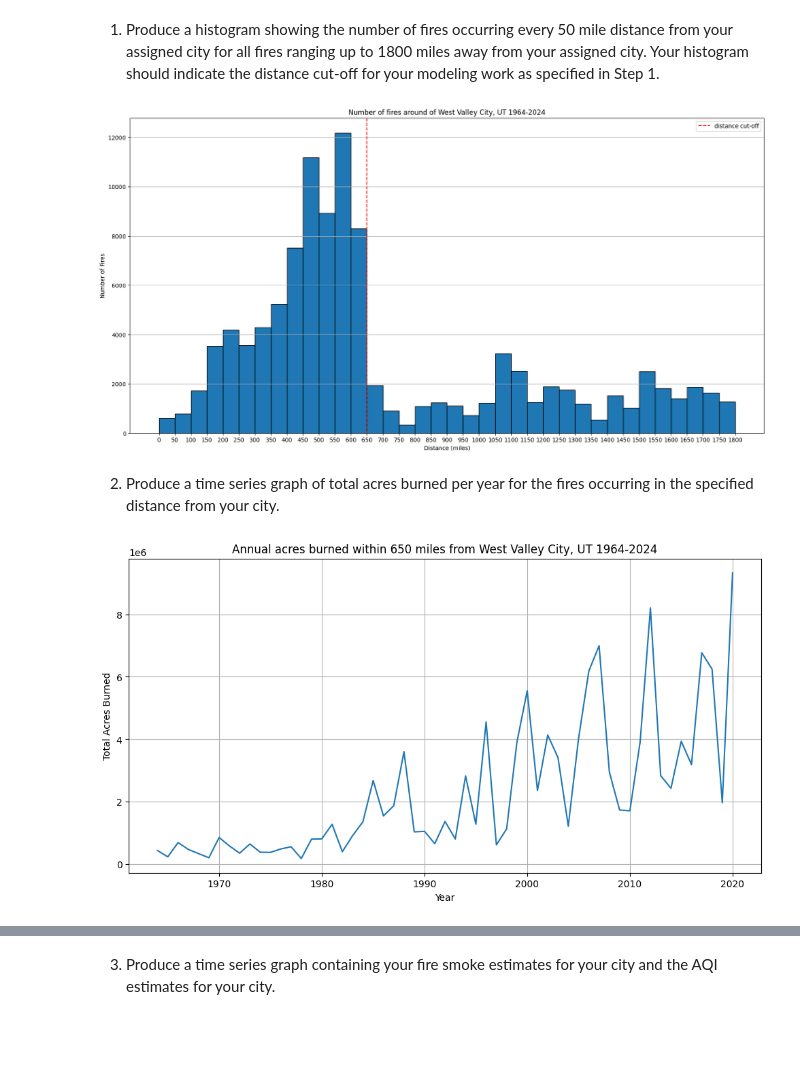
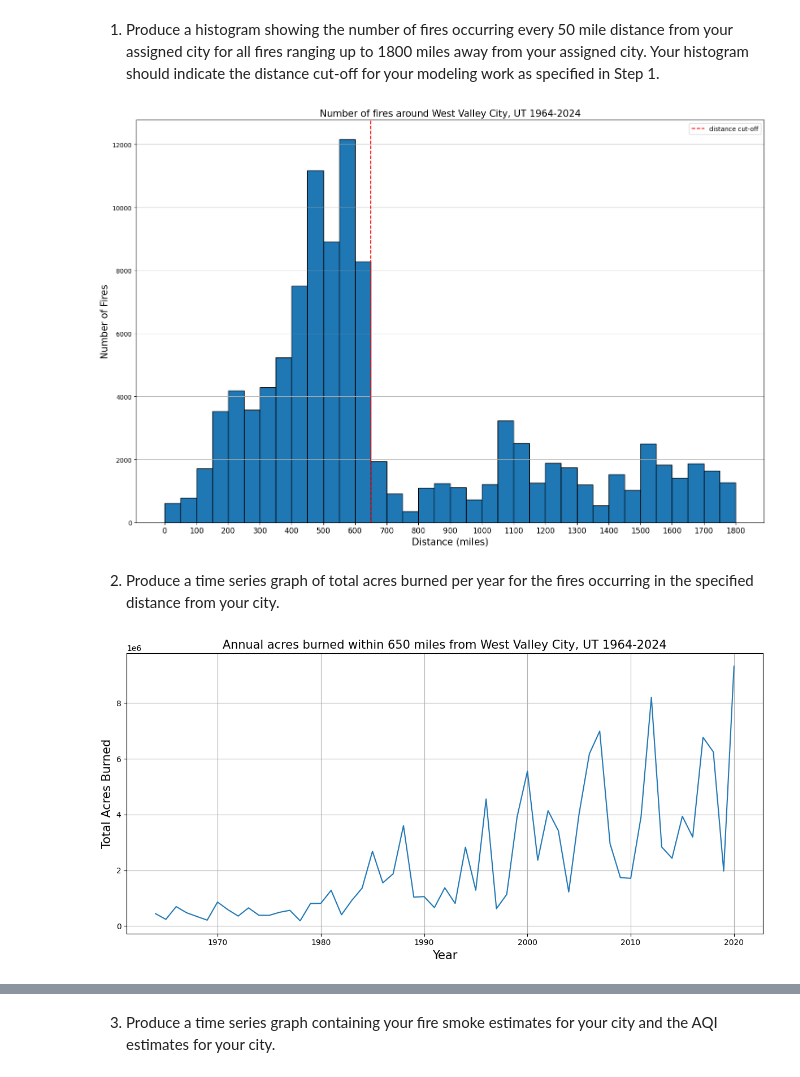
Before and after one commit to data512uwmsds/data512_project, a Jupyter notebook: notebooks/part_1_visual.ipynb, the cells around one changed output, grey strips where cells are left out. Drawn from its saved outputs; the diff is of its cells as text; code cells hidden in the pictures; blank space fills up the shorter version.

```diff
--- a/notebooks/part_1_visual.ipynb
+++ b/notebooks/part_1_visual.ipynb
@@ -65,27 +67,29 @@ part_df.head()
 # %%
 start_year = 1964
 end_year = 2024
 bin_width = 50
 distance_range = 1800
 
 # Fitler data
 filtered_fire_df = fire_df[(fire_df['Fire_Year'] >= start_year) & (fire_df['Fire_Year'] <= end_year)]
 filtered_fire_df = filtered_fire_df[filtered_fire_df['Distance'] <= distance_range]
 
-_ = plt.figure(figsize=(20, 10))
+_ = plt.figure(figsize=(15, 10))
 
 bins = range(0, distance_range+1, bin_width)
 _ = plt.hist(filtered_fire_df['Distance'], bins=bins, edgecolor='black')
-_ = plt.title(f'Number of fires around of West Valley City, UT {start_year}-{end_year}')
-_ = plt.xlabel('Distance (miles)')
-_ = plt.ylabel('Number of Fires')
+_ = plt.title(f'Number of fires around West Valley City, UT {start_year}-{end_year}', fontsize=15)
+_ = plt.xlabel('Distance (miles)',fontsize=15)
+_ = plt.ylabel('Number of Fires',fontsize=15)
 _ = plt.axvline(x=650, color='r', linestyle='--', label='distance cut-off')
 _ = plt.legend()
-_ = plt.xticks(bins)
+_ = plt.xticks(range(0, distance_range+1, bin_width*2), fontsize=12)
 plt.grid(axis='y')
+plt.tight_layout()
+plt.savefig('../data/figures/fires_histogram.png')
 plt.show()
 # %% [output]
-[figure, old version]
+[figure, new version]
 # %% [markdown]
 2. Produce a time series graph of total acres burned per year for the fires occurring in the specified distance from your city.
 # %%
@@ -96,10 +100,12 @@ annual_acres = filter_nearby_fire_df.groupby('Fire_Year')['GIS_Acres'].sum()
 
 plt.figure(figsize=(12, 6))
 plt.plot(annual_acres.index, annual_acres.values)
-plt.title(f"Annual acres burned within 650 miles from West Valley City, UT {start_year}-{end_year}")
-plt.xlabel("Year")
-plt.ylabel("Total Acres Burned")
+plt.title(f"Annual acres burned within 650 miles from West Valley City, UT {start_year}-{end_year}",fontsize=15)
+plt.xlabel("Year",fontsize=15)
+plt.ylabel("Total Acres Burned",fontsize=15)
 plt.grid(True)
+plt.tight_layout()
+plt.savefig('../data/figures/annual_acres_burned.png')
 plt.show()
 # %% [output]
-[figure, old version]
+[figure, new version]
```
Also changed, not shown: parts of 3 cells of this notebook.
